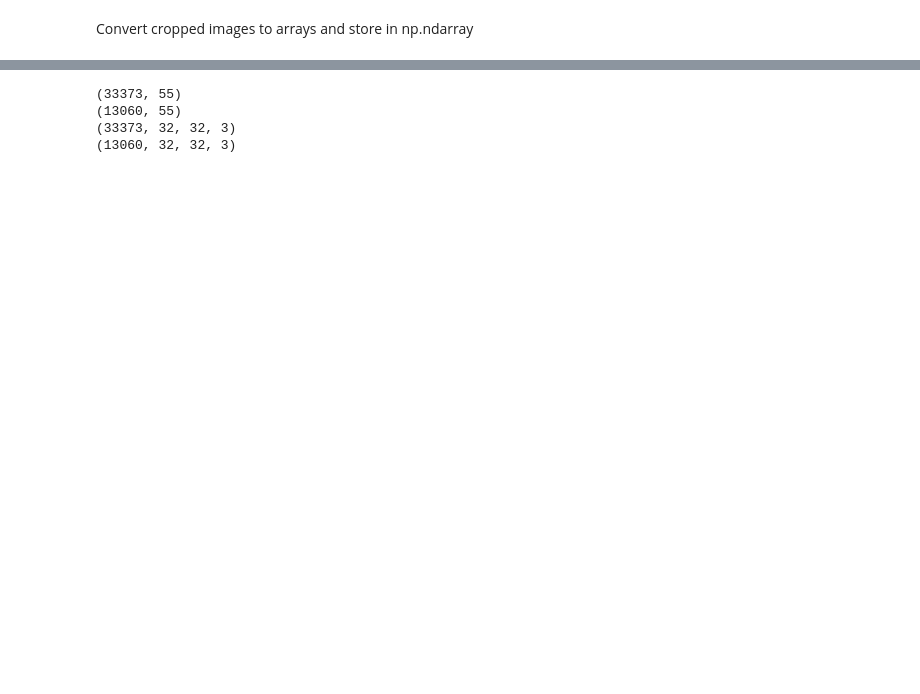
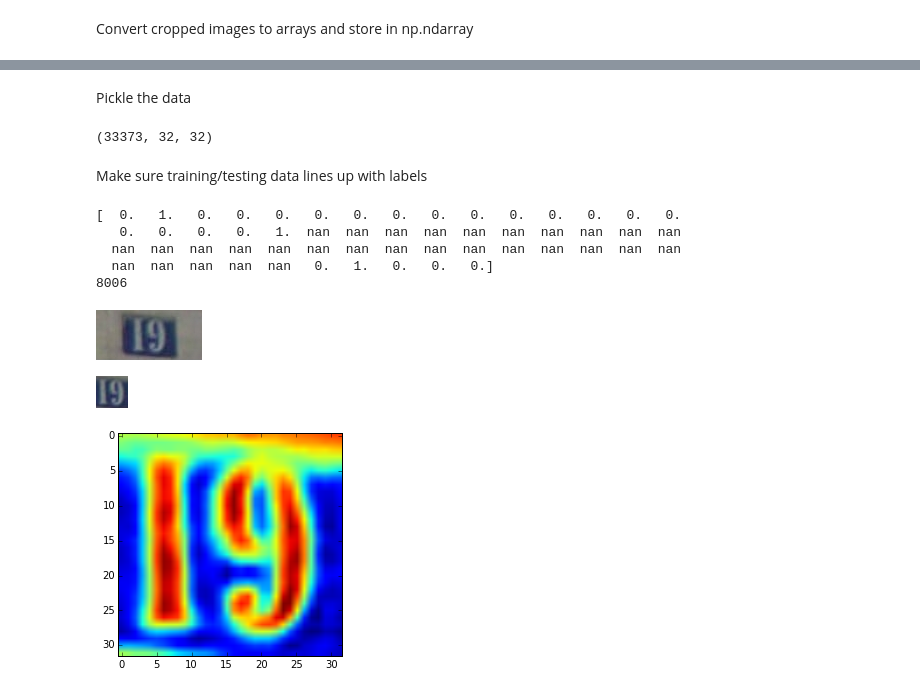
Before and after one commit to sarahrn/ImageSequenceRecognitionSVHN, a Jupyter notebook: LiveCamera_PickleData.ipynb, the cells around one changed output, grey strips where cells are left out. Cells and saved outputs as stored; diff of their text form; code cells hidden in the pictures; blank space fills up the shorter version.

```diff
--- a/LiveCamera_PickleData.ipynb
+++ b/LiveCamera_PickleData.ipynb
@@ -301,19 +333,8 @@ KeyboardInterrupt:
-# %%
-with open("train/train_dataset.pickle", 'rb') as f:
-    train_dataset = pickle.load(f)
-
-with open("test/test_dataset.pickle", 'rb') as f:
-    test_dataset = pickle.load(f)
-
-print(train_labels.shape)
-print(test_labels.shape)
-print(train_dataset.shape)
-print(test_dataset.shape)
-# %% [output]
-(33373, 55)
-(13060, 55)
-(33373, 32, 32, 3)
-(13060, 32, 32, 3)
+# %%
+train_dataset = GCN(train_dataset)
+test_dataset = GCN(test_dataset)
+# %% [markdown]
+Pickle the data
 # %%
 pickle_file = 'SVHN.pickle'
 
@@ -330,3 +351,33 @@ try:
 except Exception as e:
   print('Unable to save data to', pickle_file, ':', e)
   raise
+# %%
+train_dataset.shape
+# %% [output]
+(33373, 32, 32)
+# %% [markdown]
+Make sure training/testing data lines up with labels
+# %%
+%matplotlib inline
+
+index_to_test = 8000
+
+plt.imshow(train_dataset[index_to_test])
+
+print(train_labels.values[index_to_test])
+
+print(train_labels.index[index_to_test])
+
+train_label_filename_cropped = "train/cropped/" + str(train_labels.index[index_to_test]) + ".png"
+train_label_filename = "train/" + str(train_labels.index[index_to_test]) + ".png"
+display(Image(filename=train_label_filename))
+display(Image(filename=train_label_filename_cropped))
+# %% [output]
+[  0.   1.   0.   0.   0.   0.   0.   0.   0.   0.   0.   0.   0.   0.   0.
+   0.   0.   0.   0.   1.  nan  nan  nan  nan  nan  nan  nan  nan  nan  nan
+  nan  nan  nan  nan  nan  nan  nan  nan  nan  nan  nan  nan  nan  nan  nan
+  nan  nan  nan  nan  nan   0.   1.   0.   0.   0.]
+8006
+[figure, added]
+[figure, added]
+[figure, added]
```
Also changed, not shown: parts of 9 cells of this notebook, 1 other file.
